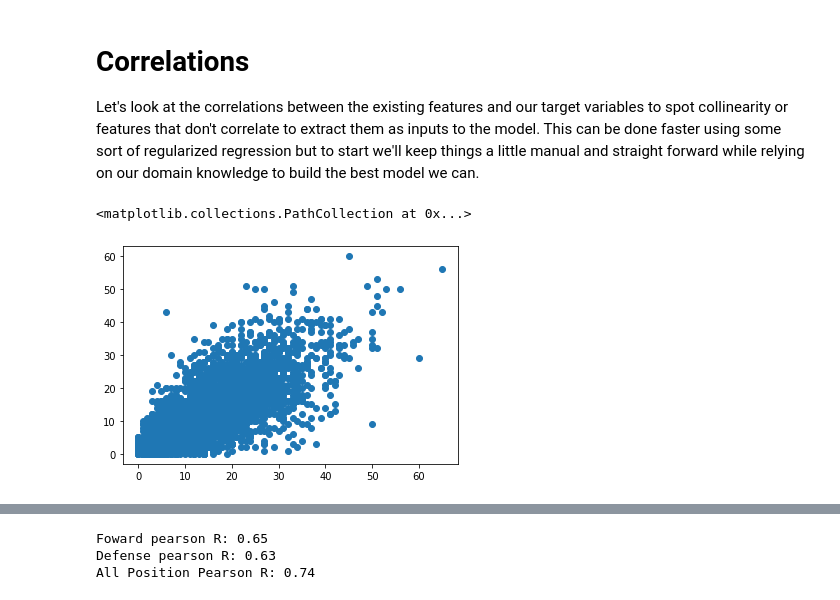
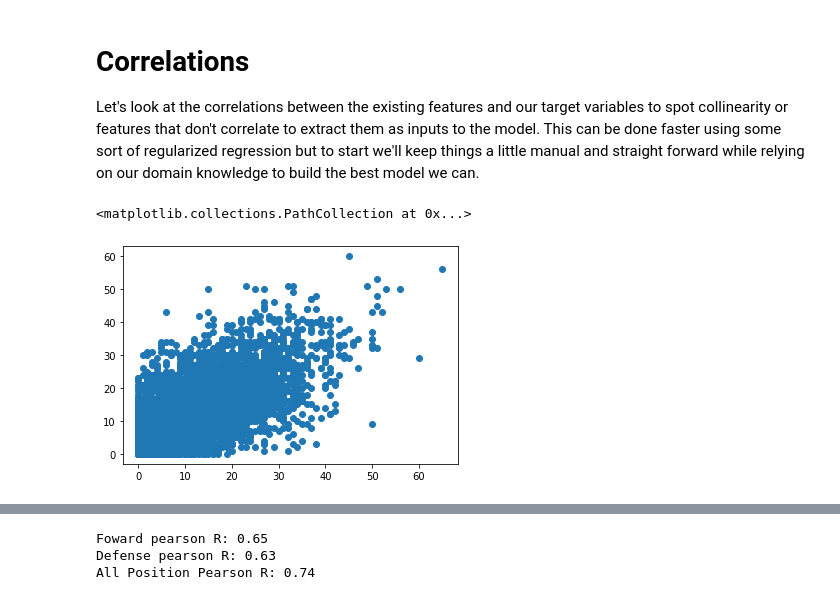
Before and after one commit to mcbarlowe/nhl_analysis, a Jupyter notebook: goal_predict_model.ipynb, the cells around one changed output, grey strips where cells are left out. Saved outputs shown, nothing was run; the diff lists cells and outputs as text; code cells hidden in the pictures.

```diff
--- a/goal_predict_model.ipynb
+++ b/goal_predict_model.ipynb
@@ -33,11 +27,16 @@ pp_df = group_data(pp_df)
 # %%
 #join the pp stats to the regular stats
 #TODO
+total_df = all_sits_df.merge(pp_df[['api_id', 'g', 'a1', 'a2', 'season',
+                                    'points', 'toi', 'gp', 'isf', 'iff', 'icf']], on=['api_id', 'season'],
+                             suffixes=[None, '_pp'])
+
 #create dataframe of season to season goal correlation
-new_df = nhl_df[['player', 'api_id', 'g', 'season', 'a1', 'a2', 'points', 'toi', 'gp',
-                 'season_minus_one', 'position_type', 'season_age']].merge(
-        nhl_df[['player', 'api_id', 'g', 'season', 'season_minus_one', 'position_type', 'season_age']], how='inner',
-        left_on=['api_id', 'season'], right_on=['api_id', 'season_minus_one'])
+next_df = total_df.merge(total_df[['api_id', 'season', 'prev_season', 'g', 'season_age']],
+                         how='inner',
+                         left_on=['api_id', 'season'],
+                         right_on=['api_id', 'prev_season'],
+                         suffixes=[None, '_next'])
 # %% [markdown]
 # Correlations
 
@@ -47,10 +44,10 @@ Let's look at the correlations between the existing features and our target vari
 # %%
 #total scatter correlation
 #this is the test of linearity
-plt.scatter(new_df[['g_x']], new_df[['g_y']])
+plt.scatter(next_df[['g']], next_df[['g_next']])
 # %% [output]
 <matplotlib.collections.PathCollection at 0x...>
-[figure, old version]
+[figure, new version]
 # %%
 #Now start building a new linear model that takes into affect new features and maybe use
 #ridge or lasso for feature selection. Also doing a bagging regressor with this too
```
Also changed, not shown: parts of 7 cells of this notebook, 1 other file.
